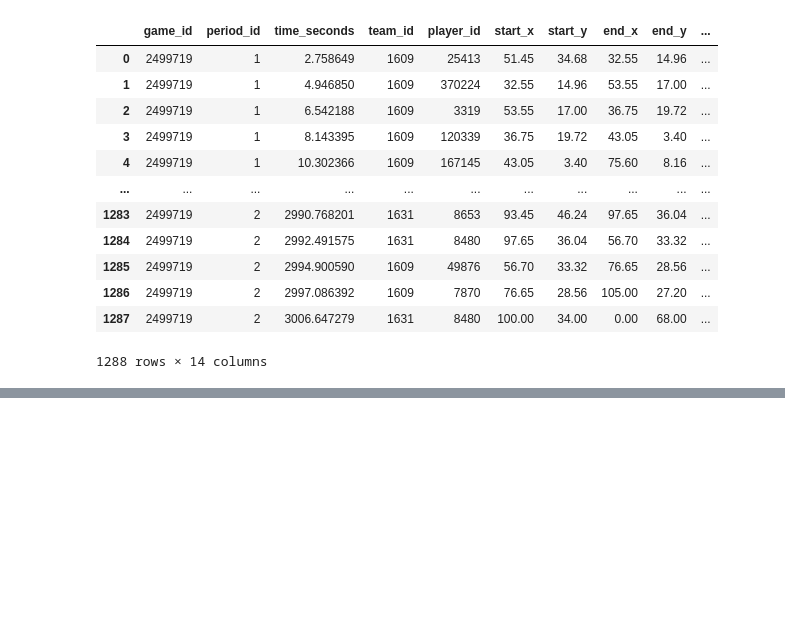
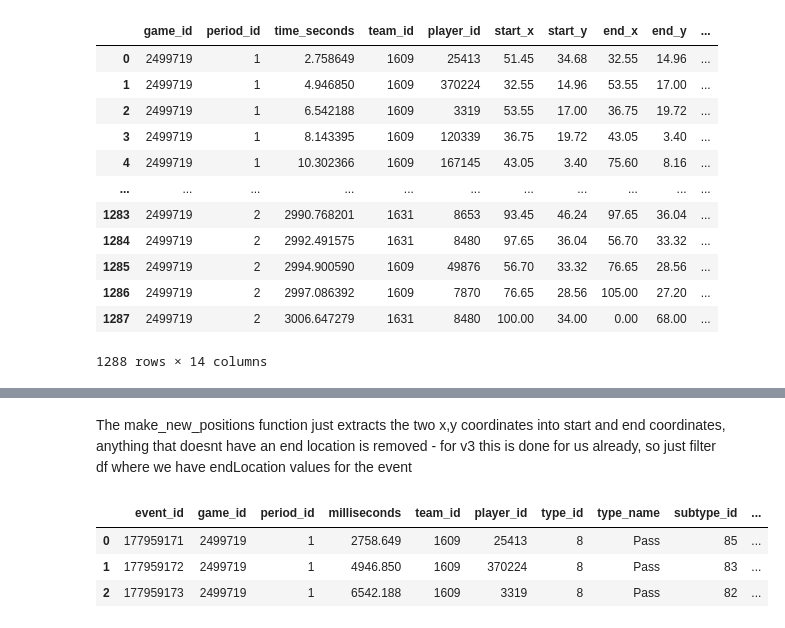
Before and after one commit to liammoore44/wyscout-spadl-conversion, a Jupyter notebook: test_notebooks/Wyscout-conversion.ipynb, the cells around one changed output, grey strips where cells are left out. Cells and saved outputs as stored; diff of their text form; code cells hidden in the pictures; blank space fills up the shorter version.

Commit message:
more research into the current process

```diff
--- a/test_notebooks/Wyscout-conversion.ipynb
+++ b/test_notebooks/Wyscout-conversion.ipynb
@@ -225,0 +262,10 @@ spadl_actions
+# %% [markdown]
+The make_new_positions function just extracts the two x,y coordinates into start and end coordinates, anything that doesnt have an end location is removed - for v3 this is done for us already, so just filter df where we have endLocation values for the event
+# %%
+events = make_new_positions(events)
+events.head(3)
+# %% [output]
+|  | event_id | game_id | period_id | milliseconds | team_id | player_id | type_id | type_name | subtype_id | ... |
+| 0 | 177959171 | 2499719 | 1 | 2758.649 | 1609 | 25413 | 8 | Pass | 85 | ... |
+| 1 | 177959172 | 2499719 | 1 | 4946.850 | 1609 | 370224 | 8 | Pass | 83 | ... |
+| 2 | 177959173 | 2499719 | 1 | 6542.188 | 1609 | 3319 | 8 | Pass | 82 | ... |
```
Also changed, not shown: parts of 8 cells of this notebook.
